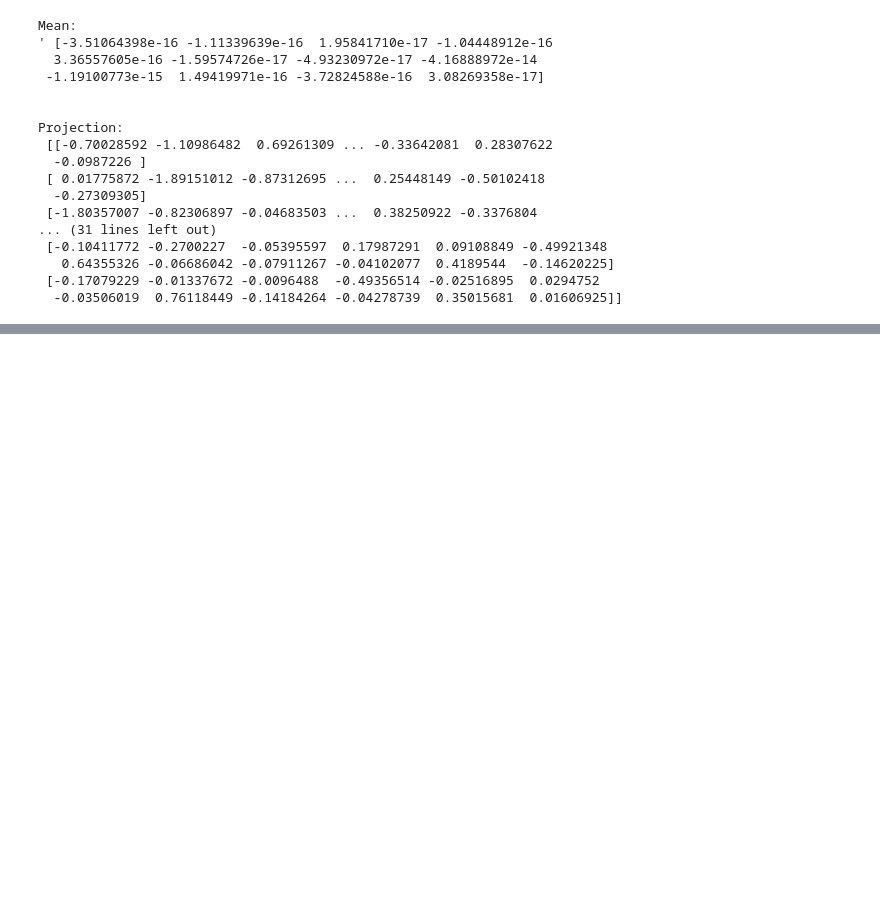
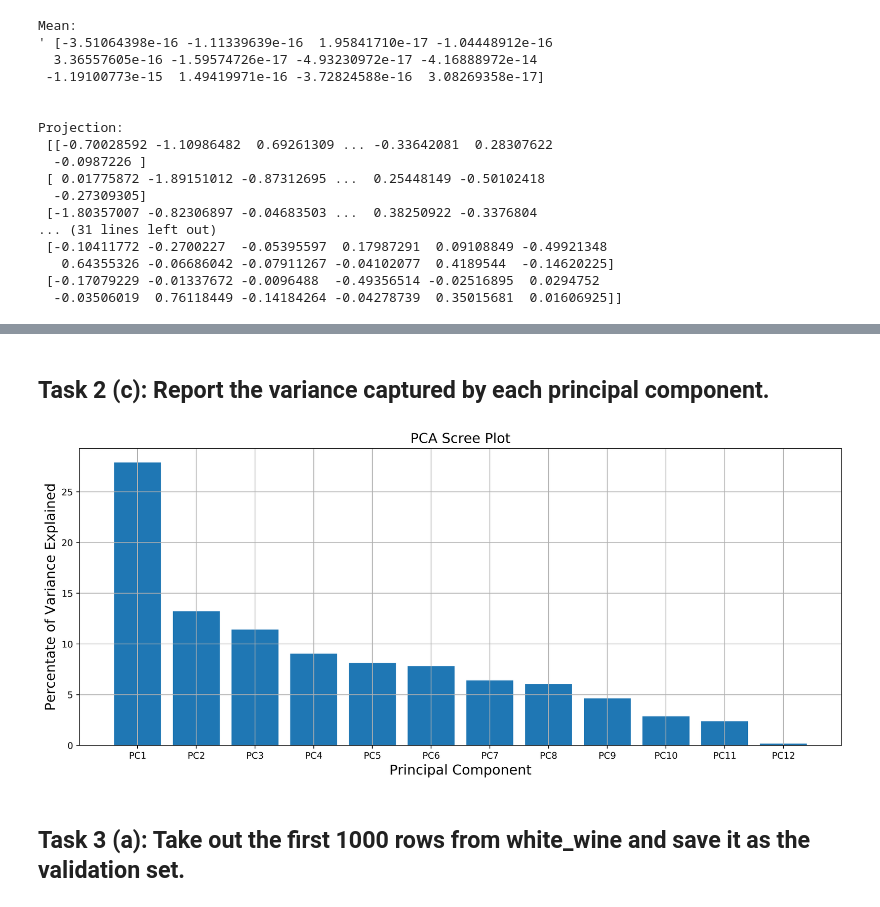
Before and after one commit to mlrahman/Foundation_of_Data_Science, a Jupyter notebook: Coursework/Task/19067741_Coursework_2020.ipynb, the cells around one changed output, grey strips where cells are left out. Cells and saved outputs as stored; diff of their text form; code cells hidden in the pictures; blank space fills up the shorter version.

```diff
--- a/Coursework/Task/19067741_Coursework_2020.ipynb
+++ b/Coursework/Task/19067741_Coursework_2020.ipynb
@@ -111,0 +158,17 @@ Text(0, 0.5, 'Principal Component 2')
+# %% [markdown]
+## Task 2 (c): Report the variance captured by each principal component.
+# %%
+#Task_2_c
+percent_variance = np.round(pca.explained_variance_ratio_* 100, decimals =2)
+columns1 = ['PC1', 'PC2', 'PC3', 'PC4', 'PC5', 'PC6', 'PC7', 'PC8', 'PC9', 'PC10', 'PC11', 'PC12']
+plt.figure(figsize=(15,6),dpi=500)
+plt.bar(x= range(1,13), height=percent_variance, tick_label=columns1)
+plt.ylabel('Percentate of Variance Explained',fontsize=15)
+plt.xlabel('Principal Component',fontsize=15)
+plt.title('PCA Scree Plot',fontsize=15)
+plt.grid()
+plt.show()
+# %% [output]
+[figure, added]
+# %% [markdown]
+## Task 3 (a): Take out the first 1000 rows from white_wine and save it as the validation set.
```
Also changed, not shown: parts of 30 cells of this notebook.
